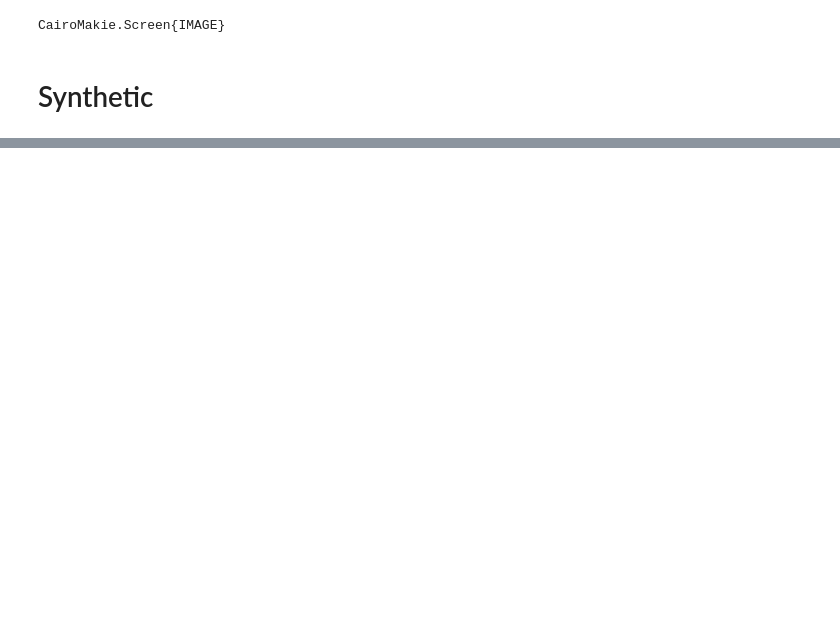
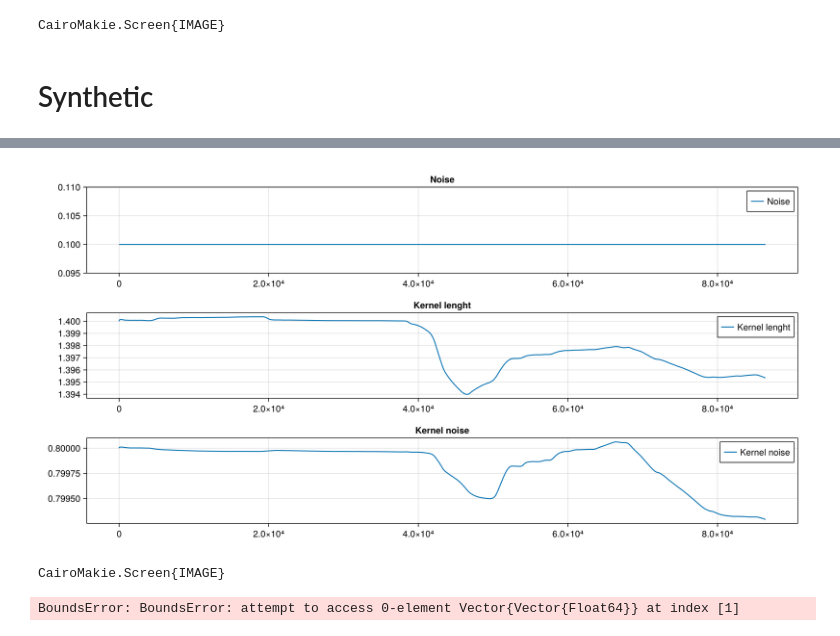
Before and after one commit to martincornejo/BatteryRecursiveGPs.jl, a Jupyter notebook: dummy.ipynb, the cells around one changed output, grey strips where cells are left out. Drawn from its saved outputs; the diff is of its cells as text; code cells hidden in the pictures; blank space fills up the shorter version.

```diff
--- a/dummy.ipynb
+++ b/dummy.ipynb
@@ -208,4 +372,23 @@ display(fig)
 CairoMakie.Screen{IMAGE}
+# %%
+##  function
+fig = Figure(size = (1200, 600))
+ax1 = Axis(fig[1, 1], title="Noise")
+ax2 = Axis(fig[2, 1], title="Kernel lenght")
+ax3 = Axis(fig[3, 1], title="Kernel noise")
+lines!(ax1, param_evo.σ, label="Noise")
+ylims!(ax1, 0.095,0.11)
+lines!(ax2, 1 ./param_evo.l, label="Kernel lenght")
+lines!(ax3, param_evo.σ_k, label="Kernel noise")
+axislegend(ax1)
+axislegend(ax2)
+axislegend(ax3)
+
+save("pictures/param_evo_l$(l_ocv)_sigma$(σ_ocv)_noise$(σ_f1)_n_basis_$(n_basis)_batch_size$(batch_size)_hyp.png", fig)
+display(fig)
+# %% [output]
+[figure, added]
+CairoMakie.Screen{IMAGE}
 # %%
 fig = Figure(size = (1200, 600))
 ax1 = Axis(fig[1, 1], title="GP updated for ocv", xlabel="soc", ylabel="ocv", xticks=limit_predict[1]:0.1:limit_predict[2])
@@ -222,9 +405,11 @@ gp_line = lines!(ax1, X_predict_soc, animation.μ[1], label="OCV approx", color=
 
 band_plot = band!(ax1, X_predict_soc, animation.μ[1] - 2*animation.σ[1], animation.μ[1] + 2*animation.σ[1]; label="uncertainty band", color=(Makie.wong_colors()[2], 0.3))
 # Animate and save
-record(fig, "pictures/animations/synthetic_l$(l_ocv)_sigma$(σ_ocv)_noise$(σ_f1)_n_basis_$(n_basis)_batch_size$(batch_size).mp4", 1:length(animation.μ); framerate=15) do i
+record(fig, "pictures/animations/synthetic_l$(l_ocv)_sigma$(σ_ocv)_noise$(σ_f1)_n_basis_$(n_basis)_batch_size$(batch_size)_with_hyp.mp4", 1:length(animation.μ); framerate=15) do i
     ax1.title = "GP updated for ocv — Frame $(i*ani_step) / $(N_points)"
     gp_line[2] = animation.μ[i]
     band_plot[2] = animation.μ[i] .- 2*animation.σ[i]
     band_plot[3] = animation.μ[i] .+ 2*animation.σ[i]
 end
+# %% [output]
+BoundsError: BoundsError: attempt to access 0-element Vector{Vector{Float64}} at index [1]
```
Also changed, not shown: parts of 16 cells of this notebook, 5 other files.
